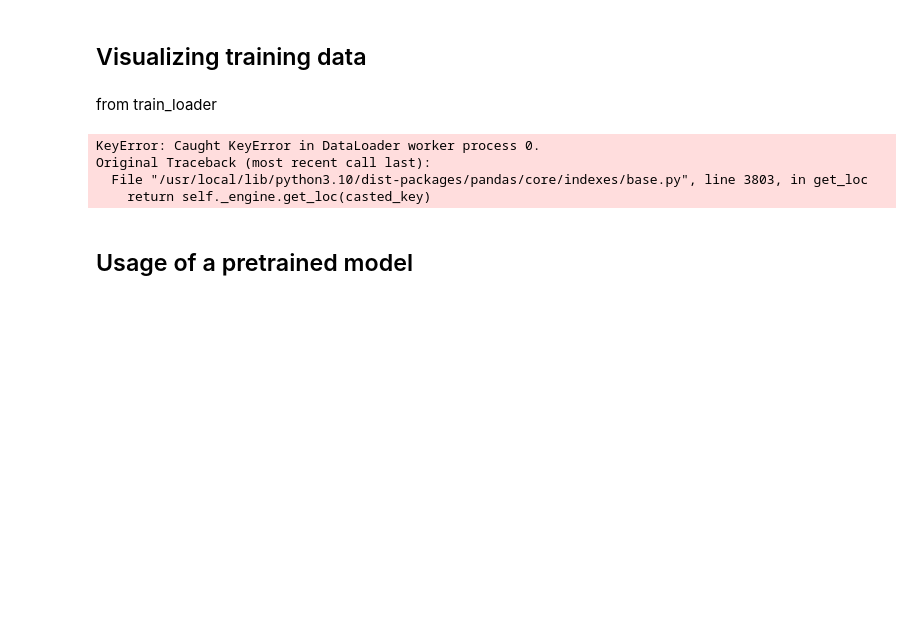
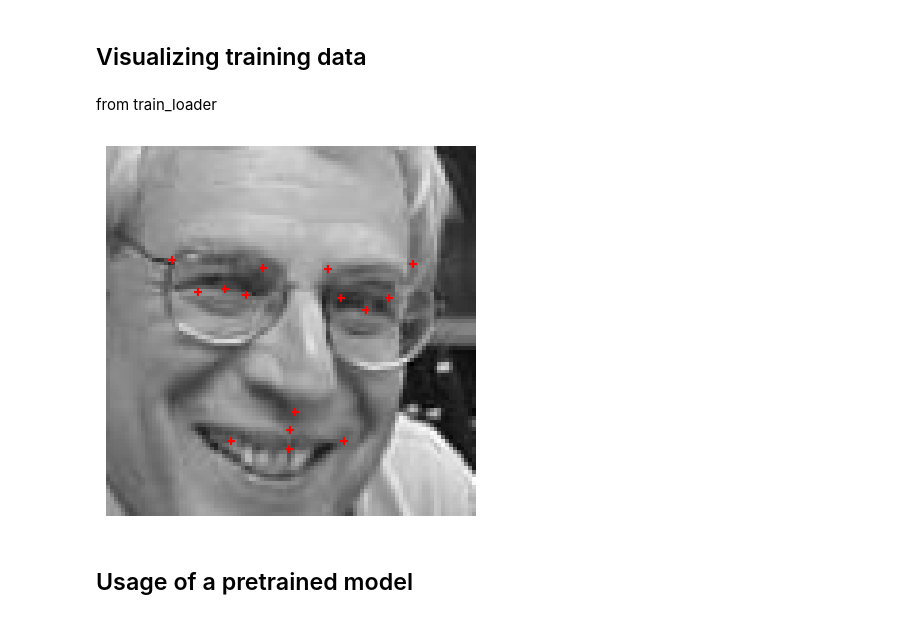
Before and after one commit to janburian/MPV, a Jupyter notebook: facial-keypoints-detection/Facial keypoints detection.ipynb, the cells around one changed output. Saved outputs shown, nothing was run; the diff lists cells and outputs as text; code cells hidden in the pictures; blank space fills up the shorter version.

```diff
--- a/facial-keypoints-detection/Facial keypoints detection.ipynb
+++ b/facial-keypoints-detection/Facial keypoints detection.ipynb
@@ -464,27 +481,17 @@ y_test shape: (1783,)
 # %%
 # Getting train, val and test datasets
 train_dataset = FaceKeypointsDataset(
-    keypoints_data_frame=y_train,
-    img_data_frame=X_train,
+    data_frame=new_training_data_interpolation,
     train=True,
     transform=None
 )
 
 
 val_dataset = FaceKeypointsDataset(
-    keypoints_data_frame=y_valid,
-    img_data_frame=X_valid,
-    train=True,
+    data_frame=new_training_data_interpolation,
+    train=True, # TODO
     transform=None
 )
-
-
-test_dataset = FaceKeypointsDataset(
-    keypoints_data_frame=y_test,
-    img_data_frame=X_test,
-    train=False,
-    transform=None
-)
 # %% [markdown]
 ### Dataloader
 # %%
@@ -539,28 +533,31 @@ Dataset size: 7049 images.
 # %% [markdown]
 from train_loader
 # %%
-# functions to show an image
-def imshow(img):
-    img = img / 2 + 0.5     # denormalization
-    npimg = img.numpy()
-    plt.imshow(np.transpose(npimg))
+def show_image_loader(loader, idx):
+    dataiter = iter(loader)
+    batch = next(dataiter)
+    image = batch['image'][idx].numpy()  # Extract the first image from the batch
+    keypoints = batch['keypoints'][idx]  # Extract keypoints for the first image
+
+    # If there's only one channel in the image, remove the channel dimension
+#     if len(image.shape) == 3 and image.shape[0] == 1:
+#         image = image.squeeze(0)
+
+    # Display the image
+    plt.imshow(image, cmap="gray")
+
+    # Plot keypoints on the image
+    for i in range(0, len(keypoints), 2):
+        x, y = keypoints[i], keypoints[i + 1]
+        plt.scatter(x, y, color='red', marker='+')
+
+    plt.axis('off')
     plt.show()
 
-
-# get some random training images
-dataiter = iter(train_loader)
-images, labels = next(dataiter)
-
-# show images
-imshow(torchvision.utils.make_grid(images))
-
-# print labels
-print(' '.join('%5s' % classes[labels[j]] for j in range(batch_size)))
+# Assuming you have a DataLoader named 'train_loader'
+show_image_loader(train_loader, idx = 5)
 # %% [output]
-KeyError: Caught KeyError in DataLoader worker process 0.
-Original Traceback (most recent call last):
-  File "/usr/local/lib/python3.10/dist-packages/pandas/core/indexes/base.py", line 3803, in get_loc
-    return self._engine.get_loc(casted_key)
+[figure, added]
 # %% [markdown]
 ## Usage of a pretrained model
 # %%
```
Also changed, not shown: parts of 27 cells of this notebook.
